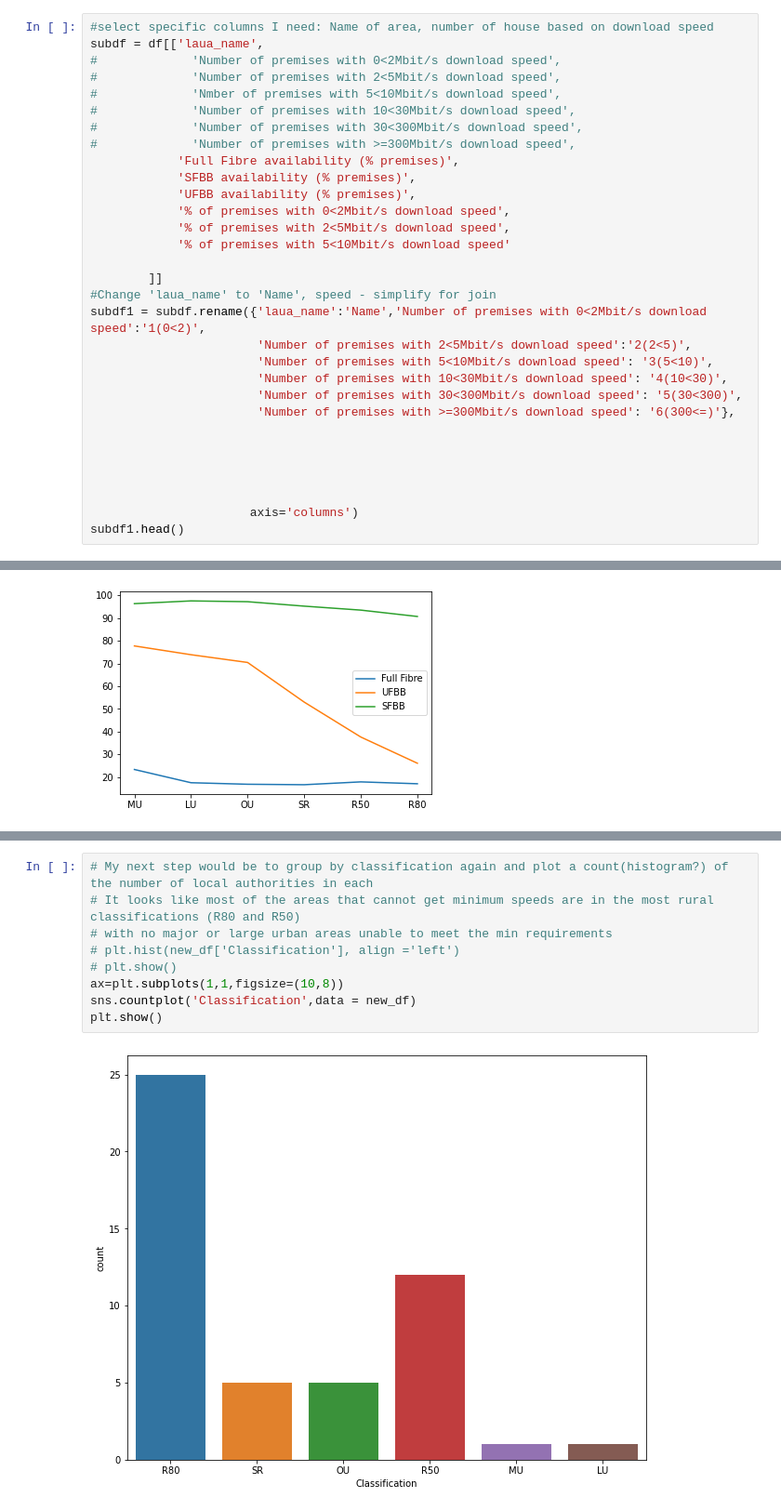
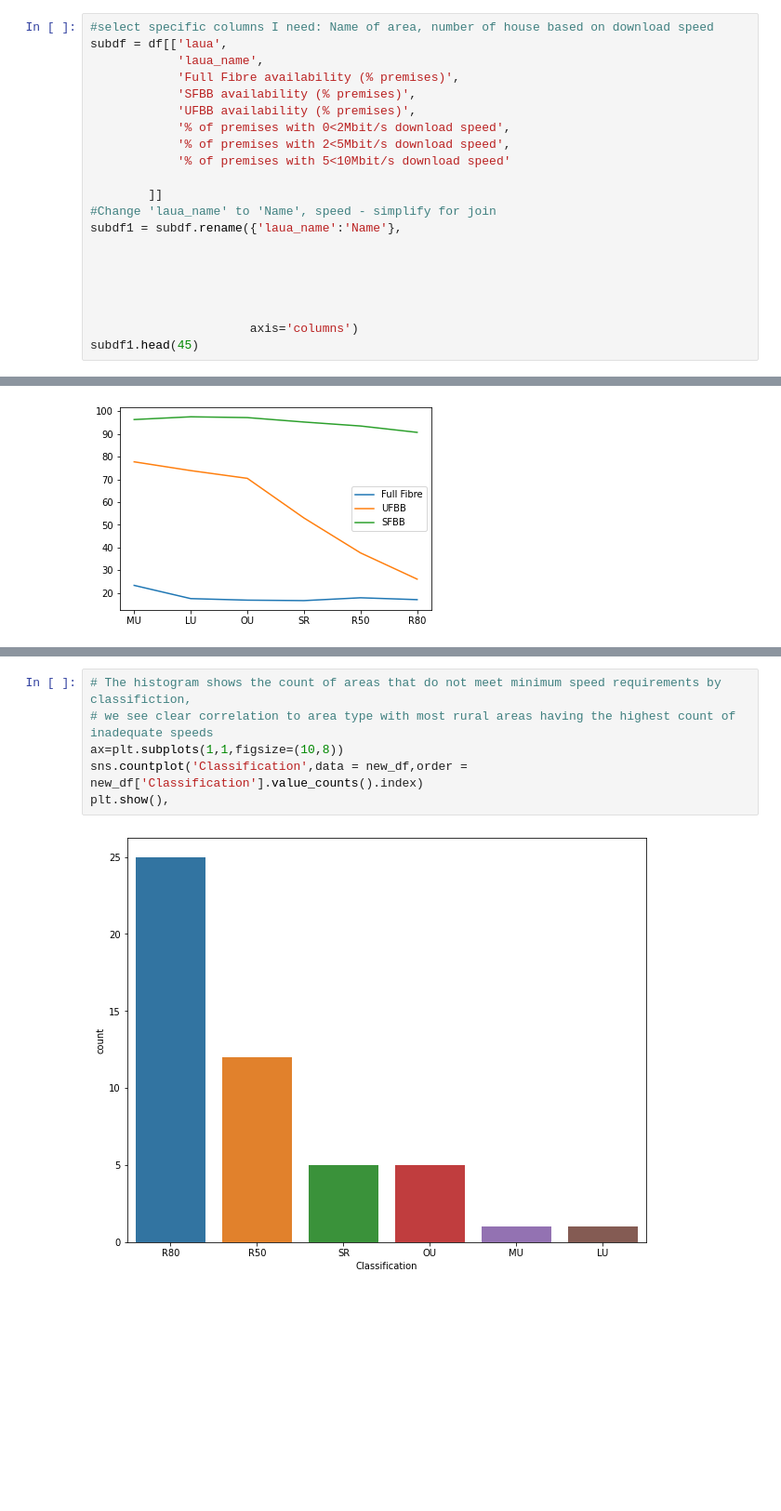
Before and after one commit to Kim22345/CFG-Data-Project-, a Jupyter notebook: Rural_vs_urban-infra_kim.ipynb, the cells around one changed output, grey strips where cells are left out. Shown: that part at 93% size. Saved outputs shown, nothing was run; the diff lists cells and outputs as text; blank space fills up the shorter version.

Commit message:
Add files via upload
Updated with countplot of areas that have inadequate upload speeds (by rural/urban classification) and Yehjoons code that shows these on a map :)

```diff
--- a/Rural_vs_urban-infra_kim.ipynb
+++ b/Rural_vs_urban-infra_kim.ipynb
@@ -43,13 +43,8 @@ dtypes: float64(18), int64(20), object(2)
 memory usage: 117.0+ KB
 # %%
 #select specific columns I need: Name of area, number of house based on download speed
-subdf = df[['laua_name',
-#             'Number of premises with 0<2Mbit/s download speed',
-#             'Number of premises with 2<5Mbit/s download speed',
-#             'Nmber of premises with 5<10Mbit/s download speed',
-#             'Number of premises with 10<30Mbit/s download speed',
-#             'Number of premises with 30<300Mbit/s download speed',
-#             'Number of premises with >=300Mbit/s download speed',
+subdf = df[['laua',
+            'laua_name',
             'Full Fibre availability (% premises)',
             'SFBB availability (% premises)',
             'UFBB availability (% premises)',
@@ -59,17 +54,12 @@ subdf = df[['laua_name',
 
         ]]
 #Change 'laua_name' to 'Name', speed - simplify for join
-subdf1 = subdf.rename({'laua_name':'Name','Number of premises with 0<2Mbit/s download speed':'1(0<2)',
-                       'Number of premises with 2<5Mbit/s download speed':'2(2<5)',
-                       'Number of premises with 5<10Mbit/s download speed': '3(5<10)',
-                       'Number of premises with 10<30Mbit/s download speed': '4(10<30)',
-                       'Number of premises with 30<300Mbit/s download speed': '5(30<300)',
-                       'Number of premises with >=300Mbit/s download speed': '6(300<=)'},
+subdf1 = subdf.rename({'laua_name':'Name'},
 
 
 
 
 
                       axis='columns')
-subdf1.head()
+subdf1.head(45)
 # %% [output]
@@ -261,11 +273,8 @@ new_df.head(49)
 # %%
-# My next step would be to group by classification again and plot a count(histogram?) of the number of local authorities in each
-# It looks like most of the areas that cannot get minimum speeds are in the most rural classifications (R80 and R50)
-# with no major or large urban areas unable to meet the min requirements
-# plt.hist(new_df['Classification'], align ='left')
-# plt.show()
+# The histogram shows the count of areas that do not meet minimum speed requirements by classifiction,
+# we see clear correlation to area type with most rural areas having the highest count of inadequate speeds
 ax=plt.subplots(1,1,figsize=(10,8))
-sns.countplot('Classification',data = new_df)
-plt.show()
+sns.countplot('Classification',data = new_df,order = new_df['Classification'].value_counts().index)
+plt.show(),
 # %% [output]
-[figure, old version]
+[figure, new version]
```
Also changed, not shown: parts of 21 cells of this notebook.
